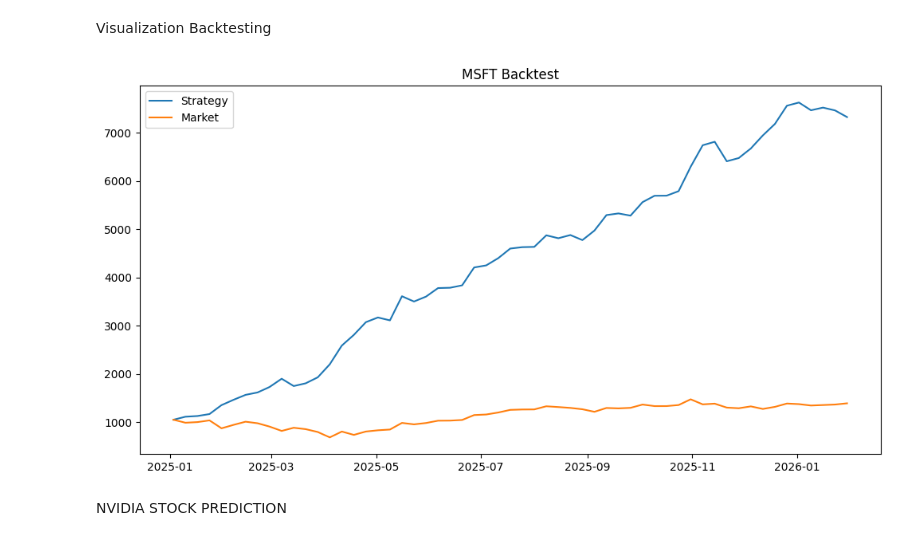
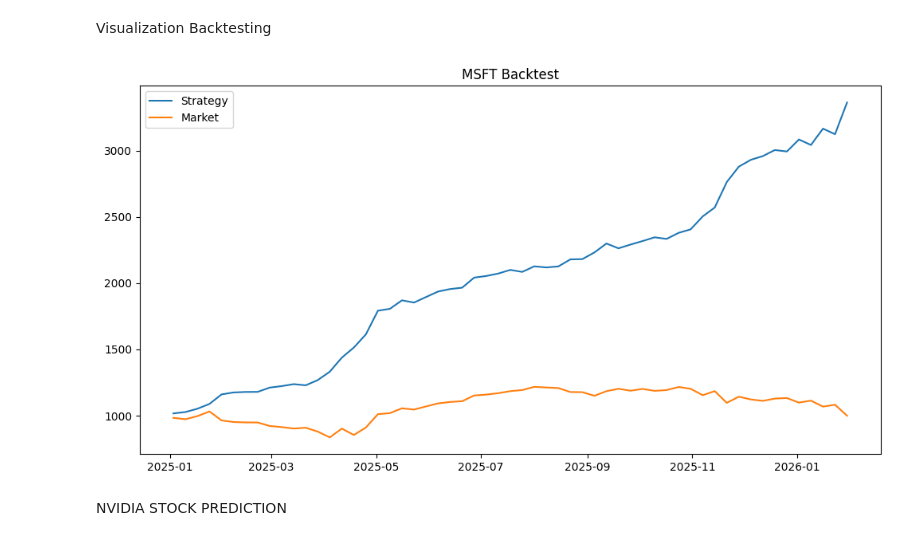
Before and after one commit to SU-IST707-SP26/group-project-algorithm-architects, a Jupyter notebook: work/Models/arima_model.ipynb, the cells around one changed output. Drawn from its saved outputs; the diff is of its cells as text; code cells hidden in the pictures.

```diff
--- a/work/Models/arima_model.ipynb
+++ b/work/Models/arima_model.ipynb
@@ -511,7 +511,7 @@ def walk_forward_arimax(train, test, features):
 # %% [markdown]
 Train Model & Predict
 # %%
-predictions = walk_forward_arimax(train, test, features)
+predictions = walk_forward_arimax(train, test_googl, features)
 print(predictions.head())
 # %% [output]
 Date
@@ -556,13 +556,13 @@ signals = np.where(predictions > 0, "BUY", "SELL")
 
 strategy_returns = []
 
-for i in range(len(test)):
+for i in range(len(test_googl)):
     if signals[i] == "BUY":
-        strategy_returns.append(test['Return'].iloc[i])
+        strategy_returns.append(test_googl['Return'].iloc[i])
     else:
-        strategy_returns.append(-test['Return'].iloc[i])
+        strategy_returns.append(-test_googl['Return'].iloc[i])
 
-strategy_returns = pd.Series(strategy_returns, index=test.index)
+strategy_returns = pd.Series(strategy_returns, index=test_googl.index)
 # %% [markdown]
 Backtesting Visualization
 # %%
@@ -695,7 +695,7 @@ def walk_forward_arimax(train, test, features):
 # %% [markdown]
 Train Model & Predict
 # %%
-predictions = walk_forward_arimax(train, test, features)
+predictions = walk_forward_arimax(train, test_msft, features)
 print(predictions.head())
 # %% [output]
 Date
@@ -740,29 +740,29 @@ signals = np.where(predictions > 0, "BUY", "SELL")
 
 strategy_returns = []
 
-for i in range(len(test)):
+for i in range(len(test_msft)):
     if signals[i] == "BUY":
-        strategy_returns.append(test['Return'].iloc[i])
+        strategy_returns.append(test_msft['Return'].iloc[i])
     else:
-        strategy_returns.append(-test['Return'].iloc[i])
+        strategy_returns.append(-test_msft['Return'].iloc[i])
 
-strategy_returns = pd.Series(strategy_returns, index=test.index)
+strategy_returns = pd.Series(strategy_returns, index=test_msft.index)
 # %% [markdown]
 Visualization Backtesting
 # %%
 initial = 1000
 
 strategy_cum = (1 + strategy_returns).cumprod() * initial
-market_cum = (1 + test['Return']).cumprod() * initial
+market_cum = (1 + test_msft['Return']).cumprod() * initial
 
 plt.figure(figsize=(12,6))
 plt.plot(strategy_cum, label="Strategy")
 plt.plot(market_cum, label="Market")
 plt.legend()
 plt.title("MSFT Backtest")
 plt.show()
 # %% [output]
-[figure, old version]
+[figure, new version]
 # %% [markdown]
 NVIDIA STOCK PREDICTION
 # %% [markdown]
```
Also changed, not shown: parts of 91 cells of this notebook, 3 other files.
